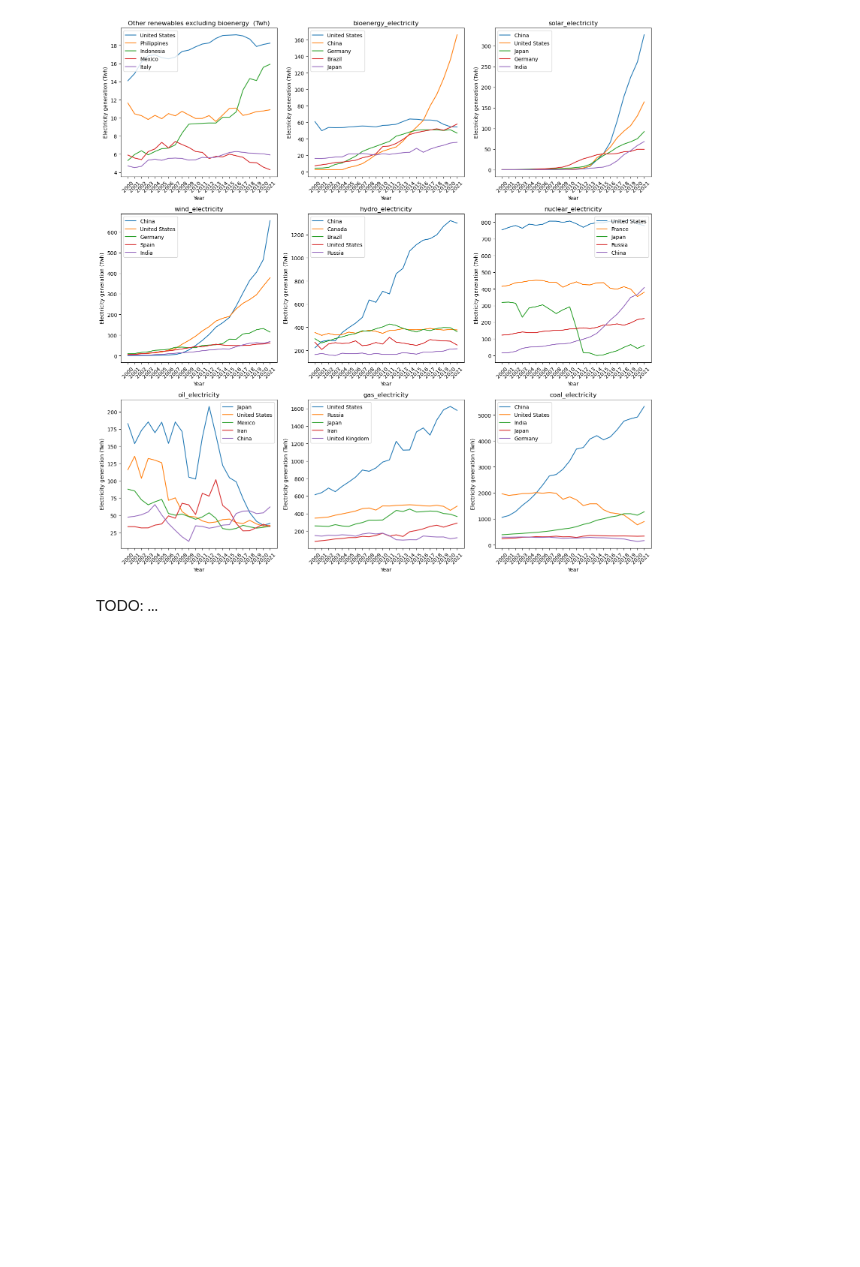
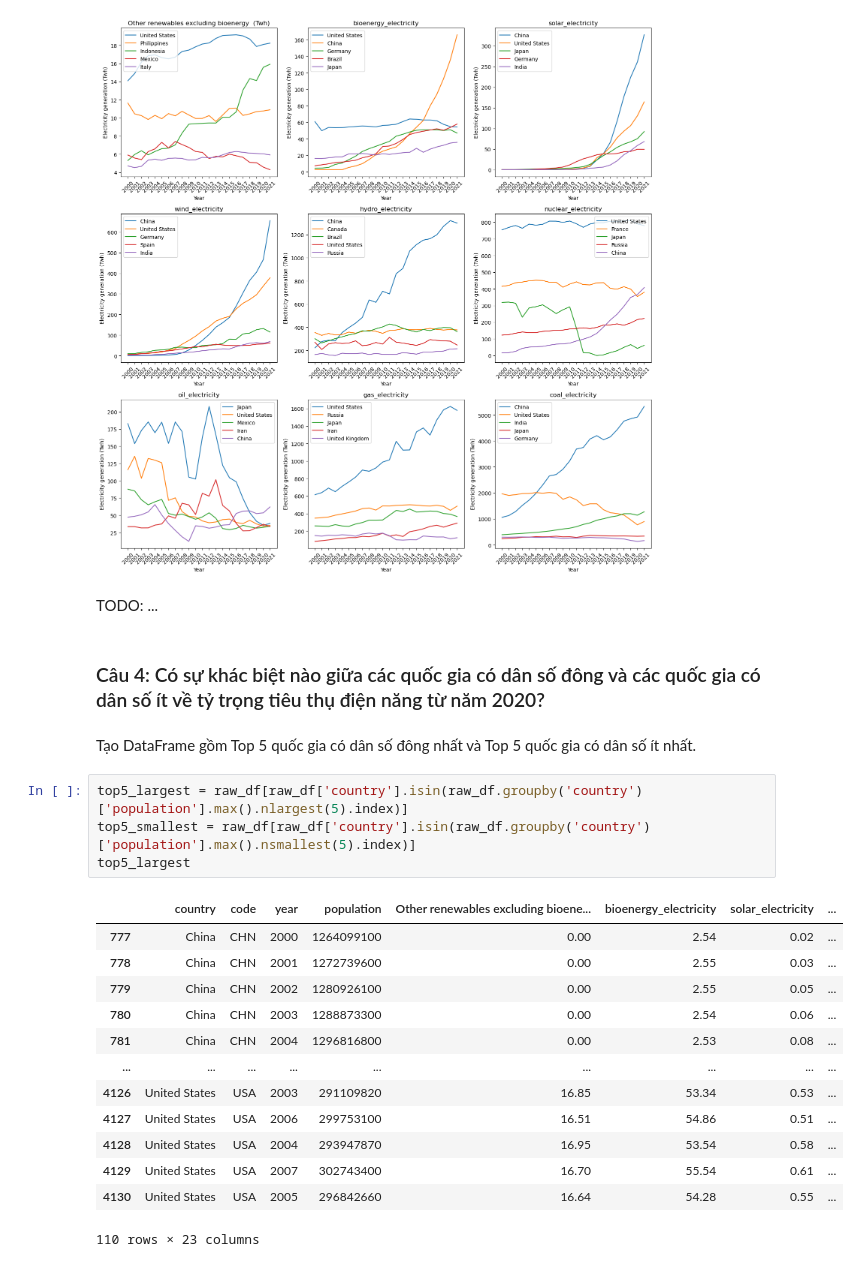
Before and after one commit to phuc-gn/Data-Visualisation-course-HCMUS, a Jupyter notebook: Lab_1/source_codes/notebook.ipynb, the cells around one changed output. Saved outputs shown, nothing was run; the diff lists cells and outputs as text; blank space fills up the shorter version.

```diff
--- a/Lab_1/source_codes/notebook.ipynb
+++ b/Lab_1/source_codes/notebook.ipynb
@@ -488,3 +489,25 @@ plt.show()
 [figure]
 # %% [markdown]
 TODO: ...
+# %% [markdown]
+### Câu 4: Có sự khác biệt nào giữa các quốc gia có dân số đông và các quốc gia có dân số ít về tỷ trọng tiêu thụ điện năng từ năm 2020?
+# %% [markdown]
+Tạo DataFrame gồm Top 5 quốc gia có dân số đông nhất và Top 5 quốc gia có dân số ít nhất.
+# %%
+top5_largest = raw_df[raw_df['country'].isin(raw_df.groupby('country')['population'].max().nlargest(5).index)]
+top5_smallest = raw_df[raw_df['country'].isin(raw_df.groupby('country')['population'].max().nsmallest(5).index)]
+top5_largest
+# %% [output]
+|  | country | code | year | population | Other renewables excluding bioene... | bioenergy_electricity | solar_electricity | ... |
+| 777 | China | CHN | 2000 | 1264099100 | 0.00 | 2.54 | 0.02 | ... |
+| 778 | China | CHN | 2001 | 1272739600 | 0.00 | 2.55 | 0.03 | ... |
+| 779 | China | CHN | 2002 | 1280926100 | 0.00 | 2.55 | 0.05 | ... |
+| 780 | China | CHN | 2003 | 1288873300 | 0.00 | 2.54 | 0.06 | ... |
+| 781 | China | CHN | 2004 | 1296816800 | 0.00 | 2.53 | 0.08 | ... |
+| ... | ... | ... | ... | ... | ... | ... | ... | ... |
+| 4126 | United States | USA | 2003 | 291109820 | 16.85 | 53.34 | 0.53 | ... |
+| 4127 | United States | USA | 2006 | 299753100 | 16.51 | 54.86 | 0.51 | ... |
+| 4128 | United States | USA | 2004 | 293947870 | 16.95 | 53.54 | 0.58 | ... |
+| 4129 | United States | USA | 2007 | 302743400 | 16.70 | 55.54 | 0.61 | ... |
+| 4130 | United States | USA | 2005 | 296842660 | 16.64 | 54.28 | 0.55 | ... |
+110 rows × 23 columns
```
Also changed, not shown: parts of 5 cells of this notebook.
